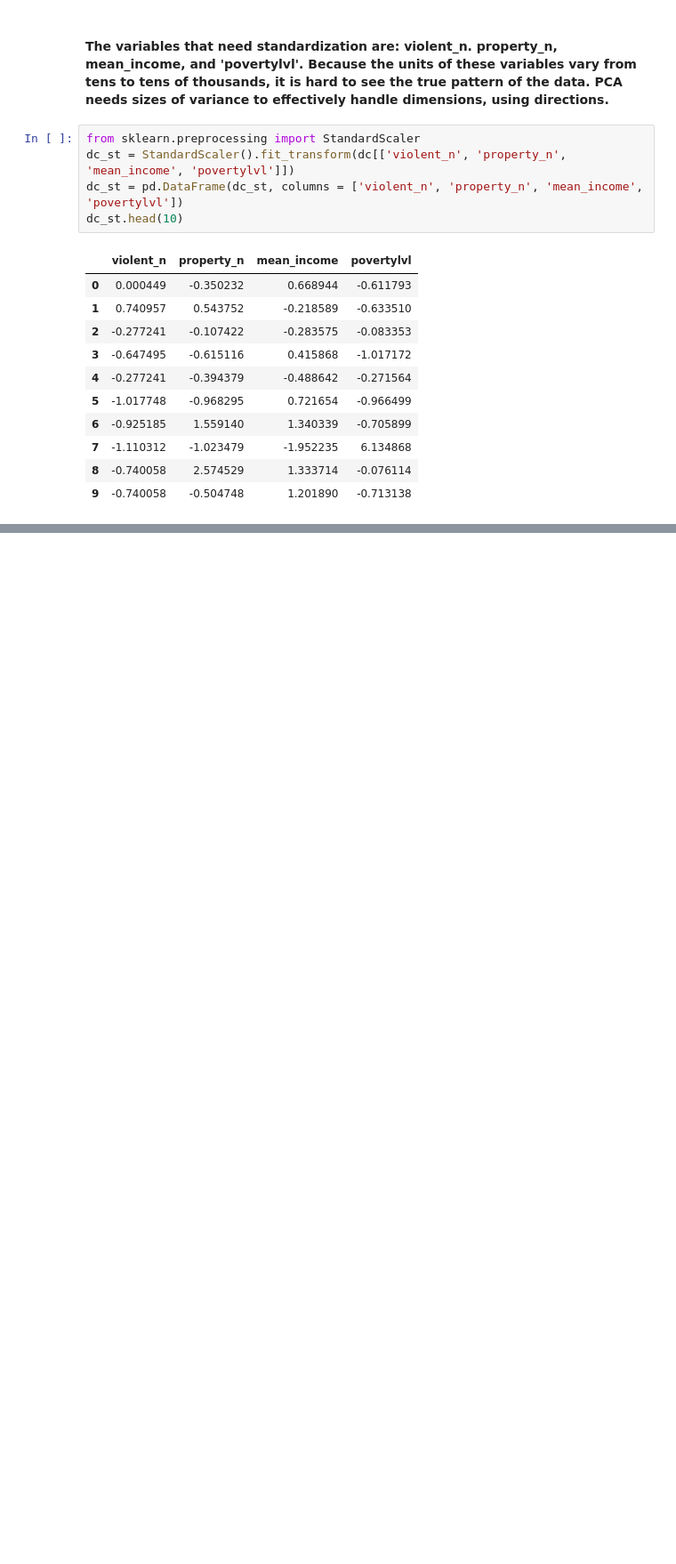
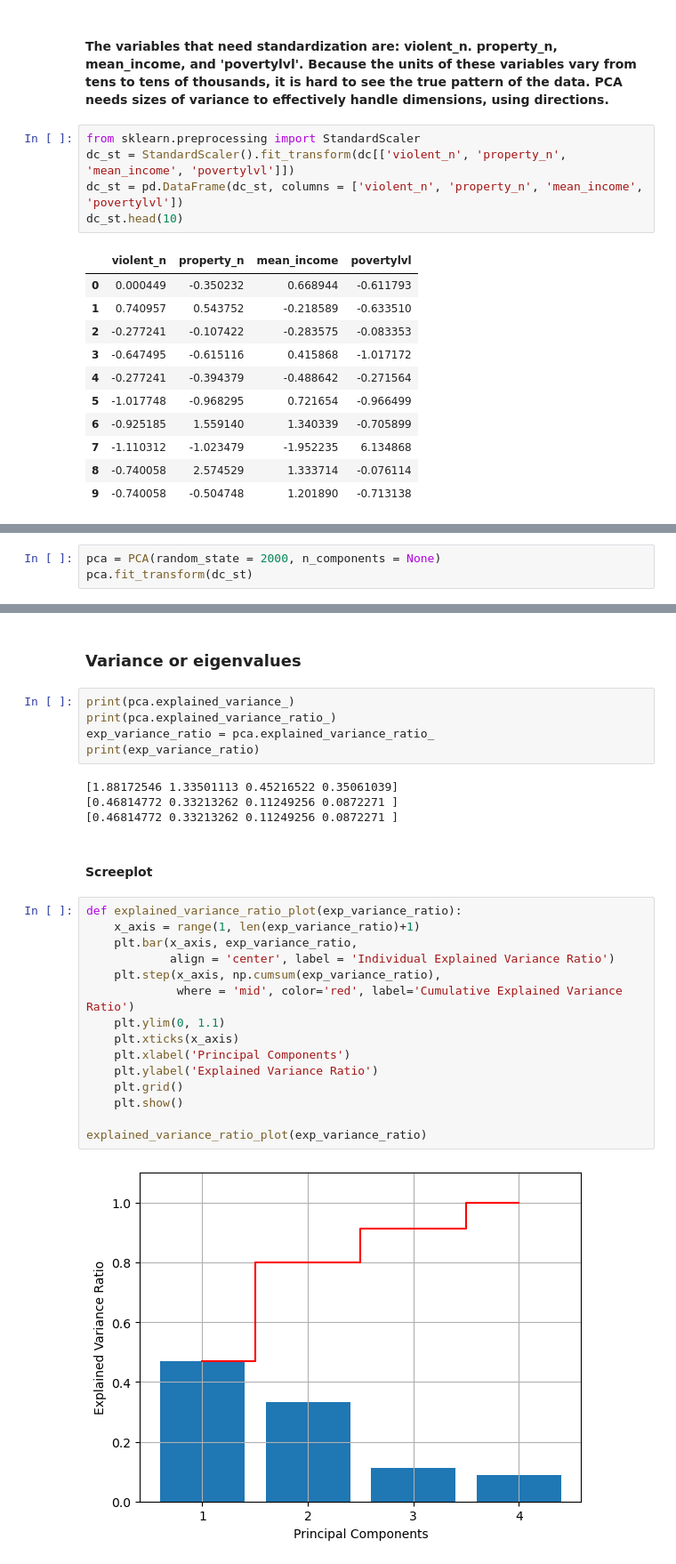
Before and after one commit to yina36oon-tech/CDS303-FINAL, a Jupyter notebook: FinalProject2.ipynb, the cells around one changed output, grey strips where cells are left out. Shown at 89% size. Cells and saved outputs as stored; diff of their text form; blank space fills up the shorter version.

```diff
--- a/FinalProject2.ipynb
+++ b/FinalProject2.ipynb
@@ -259,0 +273,3 @@ dc_st.head(10)
+# %%
+pca = PCA(random_state = 2000, n_components = None)
+pca.fit_transform(dc_st)
@@ -259,0 +294,30 @@ dc_st.head(10)
+# %% [markdown]
+### Variance or eigenvalues
+# %%
+print(pca.explained_variance_)
+print(pca.explained_variance_ratio_)
+exp_variance_ratio = pca.explained_variance_ratio_
+print(exp_variance_ratio)
+# %% [output]
+[1.88172546 1.33501113 0.45216522 0.35061039]
+[0.46814772 0.33213262 0.11249256 0.0872271 ]
+[0.46814772 0.33213262 0.11249256 0.0872271 ]
+# %% [markdown]
+#### Screeplot
+# %%
+def explained_variance_ratio_plot(exp_variance_ratio):
+    x_axis = range(1, len(exp_variance_ratio)+1)
+    plt.bar(x_axis, exp_variance_ratio,
+            align = 'center', label = 'Individual Explained Variance Ratio')
+    plt.step(x_axis, np.cumsum(exp_variance_ratio),
+             where = 'mid', color='red', label='Cumulative Explained Variance Ratio')
+    plt.ylim(0, 1.1)
+    plt.xticks(x_axis)
+    plt.xlabel('Principal Components')
+    plt.ylabel('Explained Variance Ratio')
+    plt.grid()
+    plt.show()
+
+explained_variance_ratio_plot(exp_variance_ratio)
+# %% [output]
+[figure, added]
```
Also changed, not shown: parts of 15 cells of this notebook.
